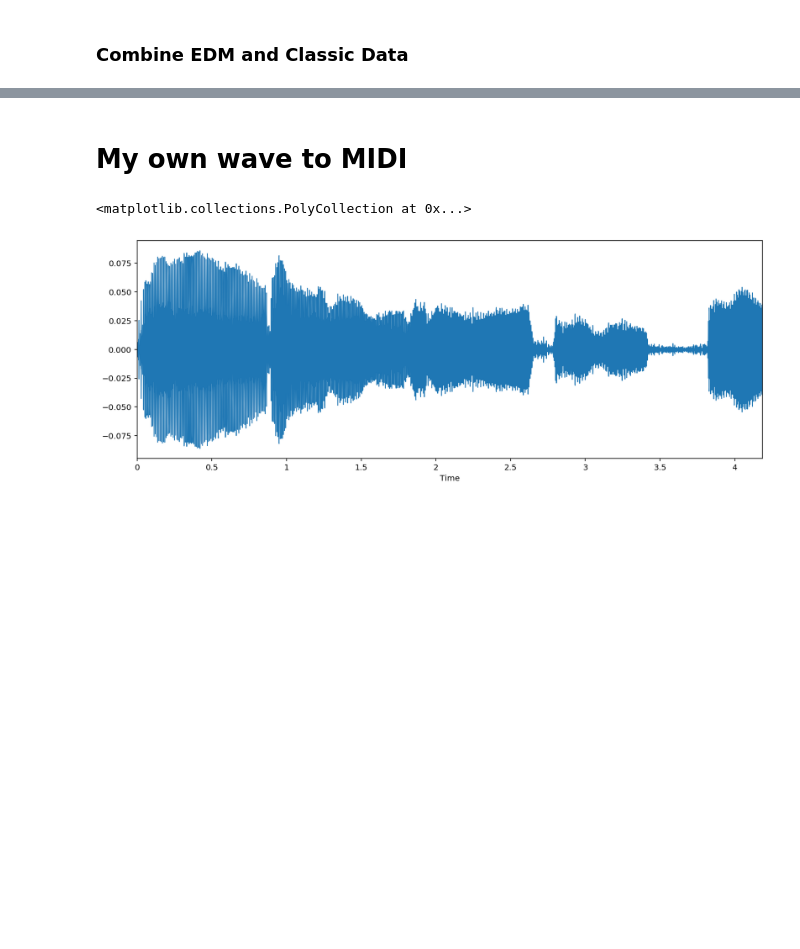
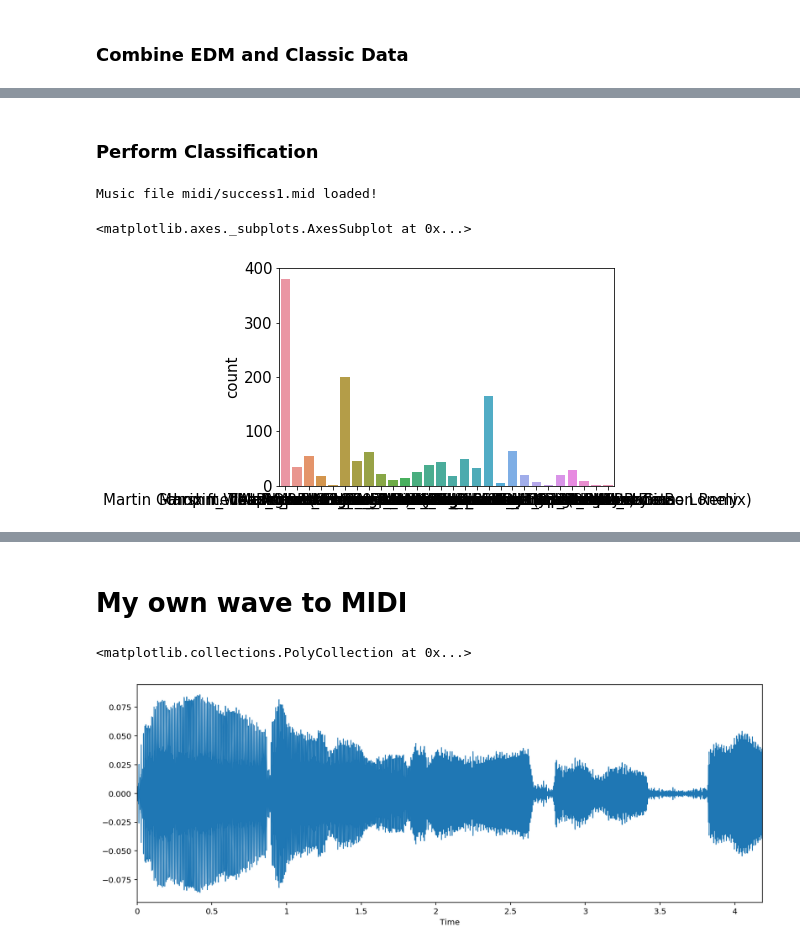
Before and after one commit to silvernine209/edm_generator, a Jupyter notebook: edm_generator_mac_newest.ipynb, the cells around one changed output, grey strips where cells are left out. Cells and saved outputs as stored; diff of their text form; code cells hidden in the pictures; blank space fills up the shorter version.

Commit message:
Updated song classification

```diff
--- a/edm_generator_mac_newest.ipynb
+++ b/edm_generator_mac_newest.ipynb
@@ -2407,0 +2330,18 @@ pypianoroll.write(blank_midi,'midi/classification_classic_adj_semitone.mid')
+# %% [markdown]
+### Perform Classification
+# %%
+lgbm = pickle.load( open('lgbm.pkl', "rb" ) )
+# %%
+blank_midi =  pypianoroll.Multitrack('midi/success1.mid')
+test_data = pd.DataFrame(blank_midi.tracks[0].pianoroll)
+test_data = test_data.rolling(50).sum()
+test_data.dropna(inplace=True)
+pred = lgbm.predict(test_data.values)
+play_music('midi/success1.mid')
+# %% [output]
+Music file midi/success1.mid loaded!
+# %%
+sns.countplot(pred)
+# %% [output]
+<matplotlib.axes._subplots.AxesSubplot at 0x...>
+[figure, added]
```
Also changed, not shown: parts of 18 cells of this notebook.
